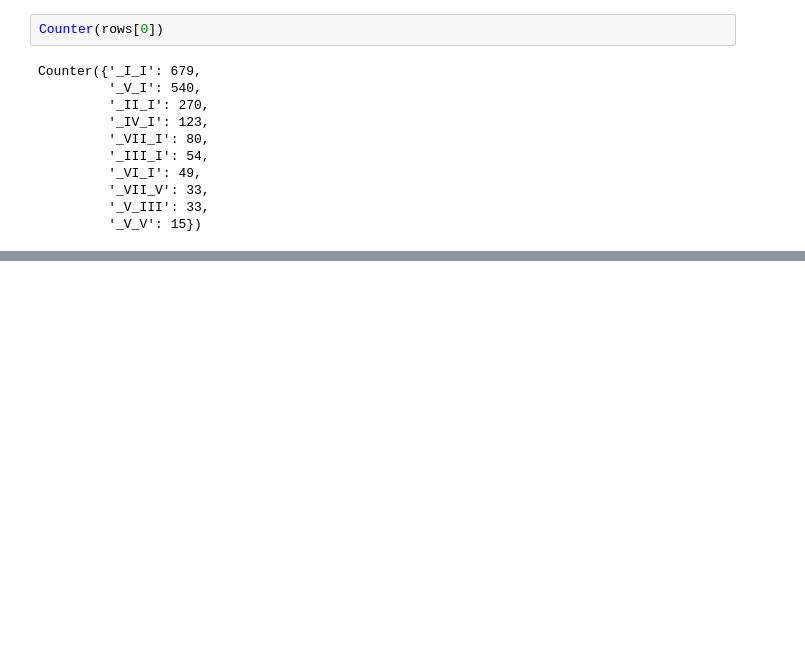
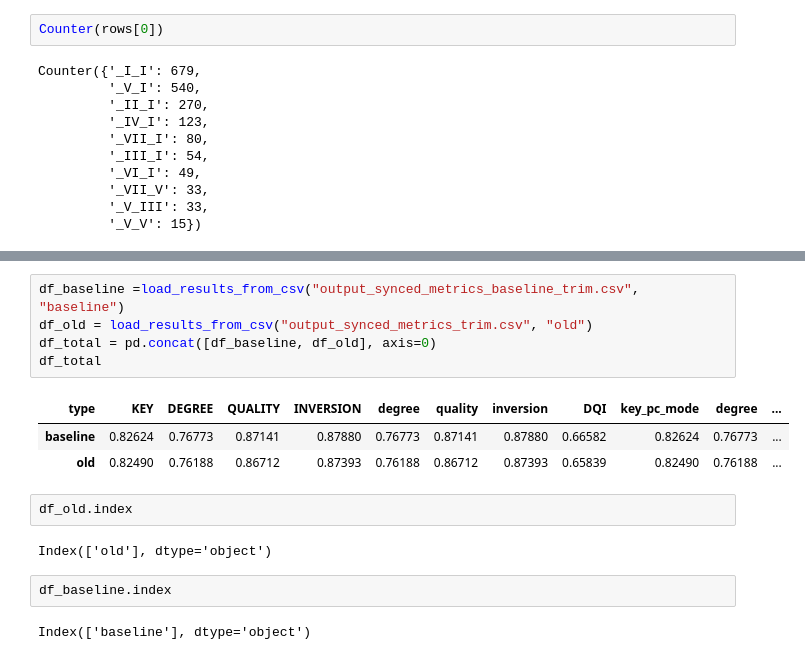
Before and after one commit to PulyaPolya/rnbert_new, a Jupyter notebook: results_analysis_rn.ipynb, the cells around one changed output, grey strips where cells are left out. Saved outputs shown, nothing was run; the diff lists cells and outputs as text; blank space fills up the shorter version.

```diff
--- a/results_analysis_rn.ipynb
+++ b/results_analysis_rn.ipynb
@@ -573,0 +1122,17 @@ Counter({'_I_I': 679,
+# %%
+df_baseline =load_results_from_csv("output_synced_metrics_baseline_trim.csv", "baseline")
+df_old = load_results_from_csv("output_synced_metrics_trim.csv", "old")
+df_total = pd.concat([df_baseline, df_old], axis=0)
+df_total
+# %% [output]
+| type | KEY | DEGREE | QUALITY | INVERSION | degree | quality | inversion | DQI | key_pc_mode | degree | ... |
+| baseline | 0.82624 | 0.76773 | 0.87141 | 0.87880 | 0.76773 | 0.87141 | 0.87880 | 0.66582 | 0.82624 | 0.76773 | ... |
+| old | 0.82490 | 0.76188 | 0.86712 | 0.87393 | 0.76188 | 0.86712 | 0.87393 | 0.65839 | 0.82490 | 0.76188 | ... |
+# %%
+df_old.index
+# %% [output]
+Index(['old'], dtype='object')
+# %%
+df_baseline.index
+# %% [output]
+Index(['baseline'], dtype='object')
```
Also changed, not shown: parts of 33 cells of this notebook.
